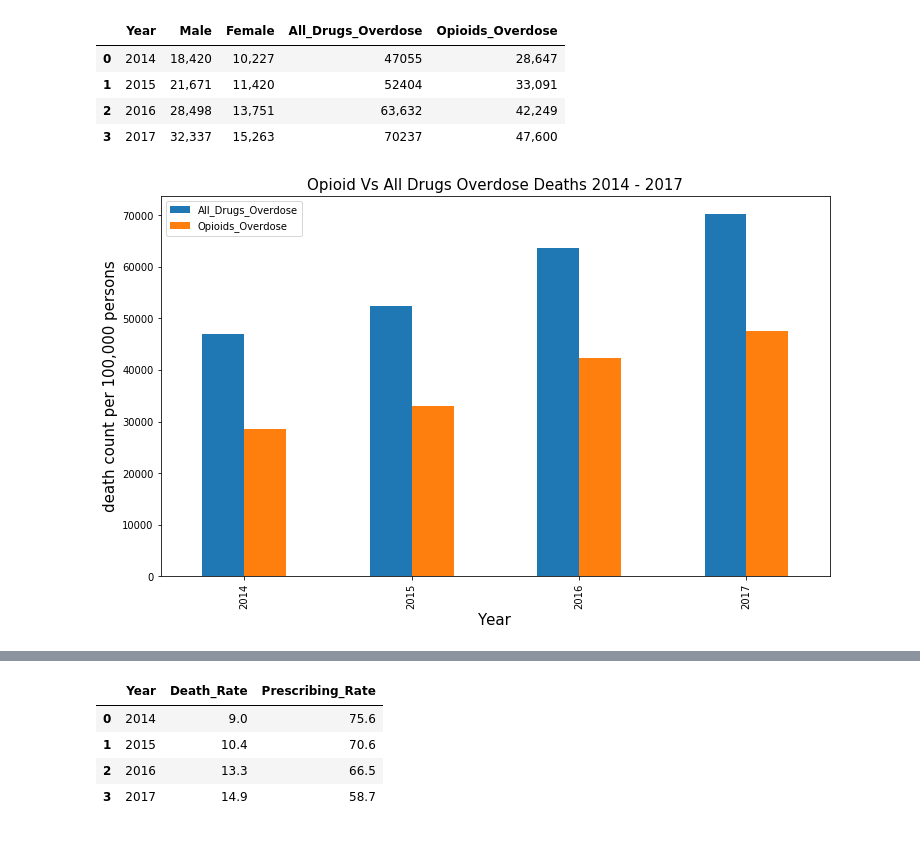
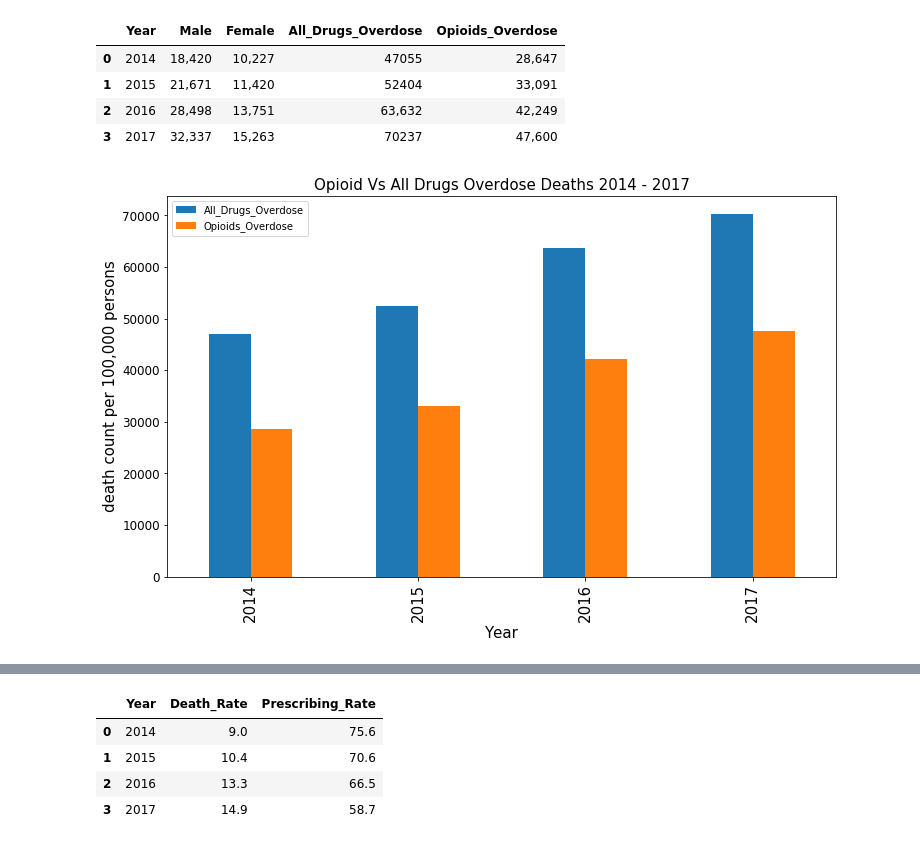
Before and after one commit to Terrymain2019/Drug_Overdose_Deaths, a Jupyter notebook: Opioid_Epidemic.ipynb, the cells around one changed output, grey strips where cells are left out. Cells and saved outputs as stored; diff of their text form; code cells hidden in the pictures.

```diff
--- a/Opioid_Epidemic.ipynb
+++ b/Opioid_Epidemic.ipynb
@@ -78,16 +81,18 @@ national_deaths
 # %%
 national_deaths = pd.DataFrame({"Year": [2014,2015,2016,2017],
                    "All_Drugs_Overdose" : [47055,52404,63632,70237],
                    "Opioids_Overdose" : [28647,33091,42249,47600] })
 #color_dict ={'All_Drugs_Overdose': 'crimson'}
 national_deaths.plot(x="Year", y=["All_Drugs_Overdose", "Opioids_Overdose"], kind="bar", figsize=(12,7))
 plt.xlabel('Year', fontsize=15)
 plt.ylabel('death count per 100,000 persons', fontsize=15)
 plt.title('Opioid Vs All Drugs Overdose Deaths 2014 - 2017', fontsize=15)
+plt.xticks(size = 15)
+plt.yticks(size = 12)
 #plt.savefig("Overdose_Trends")
 plt.show()
 # %% [output]
-[figure, old version]
+[figure, new version]
 # %%
 national_deaths = pd.DataFrame({"Year": [2014,2015,2016,2017],
                    "Male" : [18420,21671,28498,32337],
```
Also changed, not shown: parts of 7 cells of this notebook.
